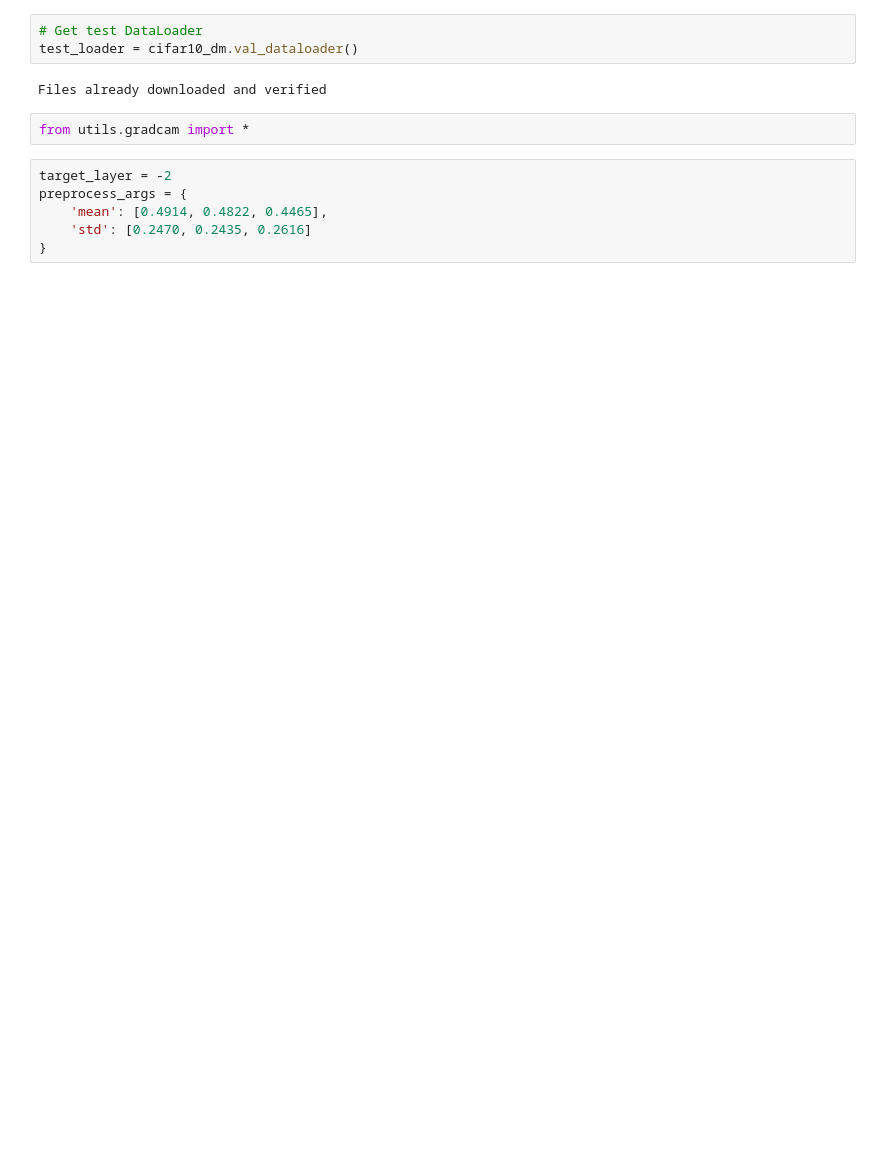
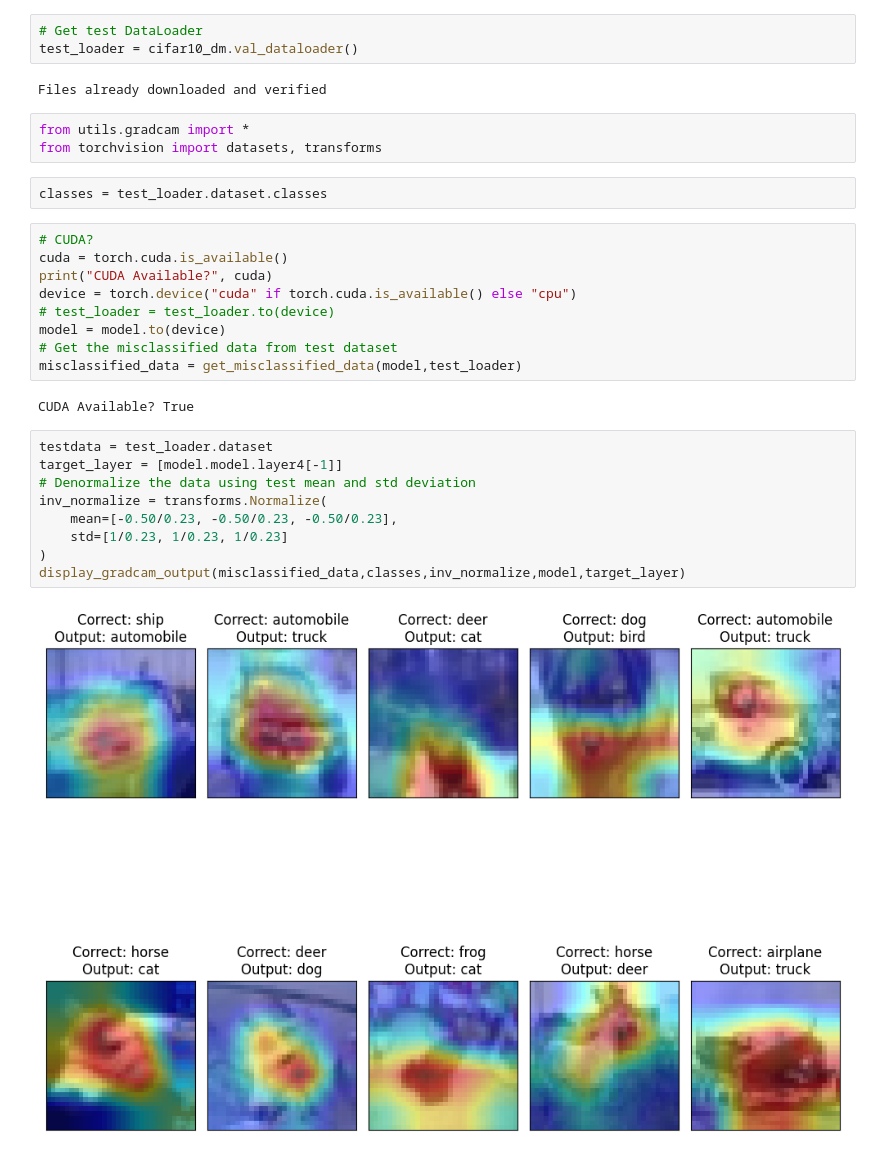
Before and after one commit to aakashvardhan/pl-wrapper, a Jupyter notebook: notebooks/gradcam.ipynb, the cells around one changed output. Drawn from its saved outputs; the diff is of its cells as text; blank space fills up the shorter version.

```diff
--- a/notebooks/gradcam.ipynb
+++ b/notebooks/gradcam.ipynb
@@ -100,9 +94,28 @@ test_loader = cifar10_dm.val_dataloader()
 Files already downloaded and verified
 # %%
 from utils.gradcam import *
+from torchvision import datasets, transforms
-# %%
-target_layer = -2
-preprocess_args = {
-    'mean': [0.4914, 0.4822, 0.4465],
-    'std': [0.2470, 0.2435, 0.2616]
-}
+# %%
+classes = test_loader.dataset.classes
+# %%
+# CUDA?
+cuda = torch.cuda.is_available()
+print("CUDA Available?", cuda)
+device = torch.device("cuda" if torch.cuda.is_available() else "cpu")
+# test_loader = test_loader.to(device)
+model = model.to(device)
+# Get the misclassified data from test dataset
+misclassified_data = get_misclassified_data(model,test_loader)
+# %% [output]
+CUDA Available? True
+# %%
+testdata = test_loader.dataset
+target_layer = [model.model.layer4[-1]]
+# Denormalize the data using test mean and std deviation
+inv_normalize = transforms.Normalize(
+    mean=[-0.50/0.23, -0.50/0.23, -0.50/0.23],
+    std=[1/0.23, 1/0.23, 1/0.23]
+)
+display_gradcam_output(misclassified_data,classes,inv_normalize,model,target_layer)
+# %% [output]
+[figure, added]
```
Also changed, not shown: parts of 5 cells of this notebook, 4 other files.
